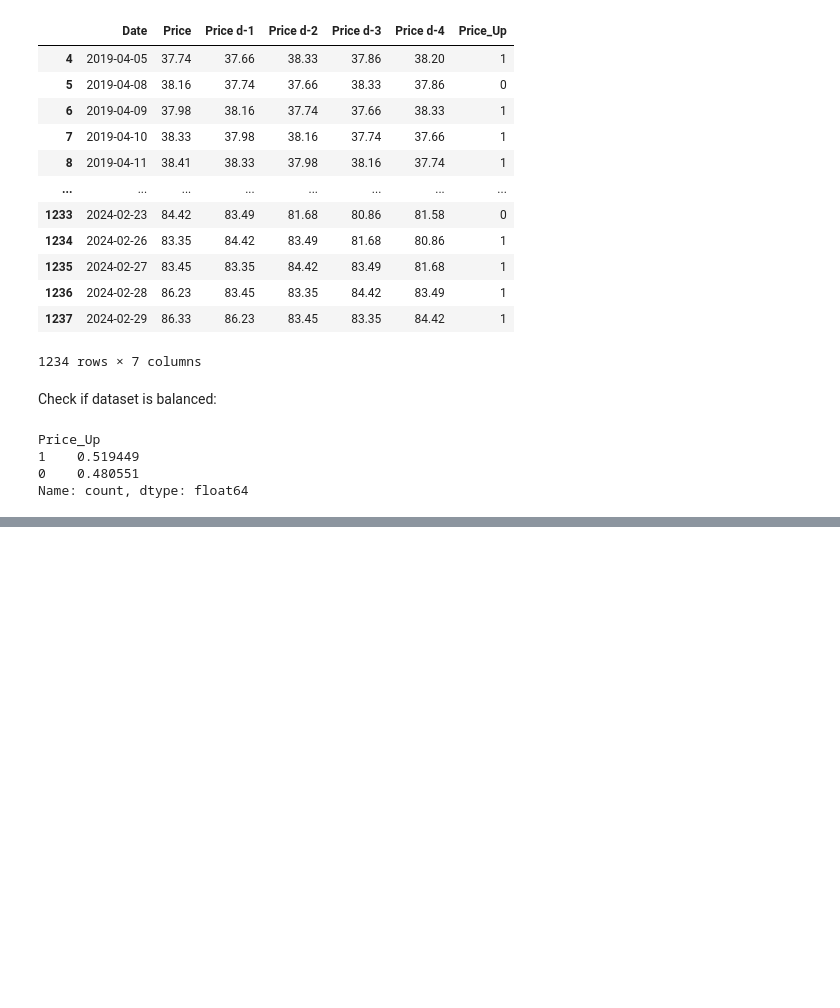
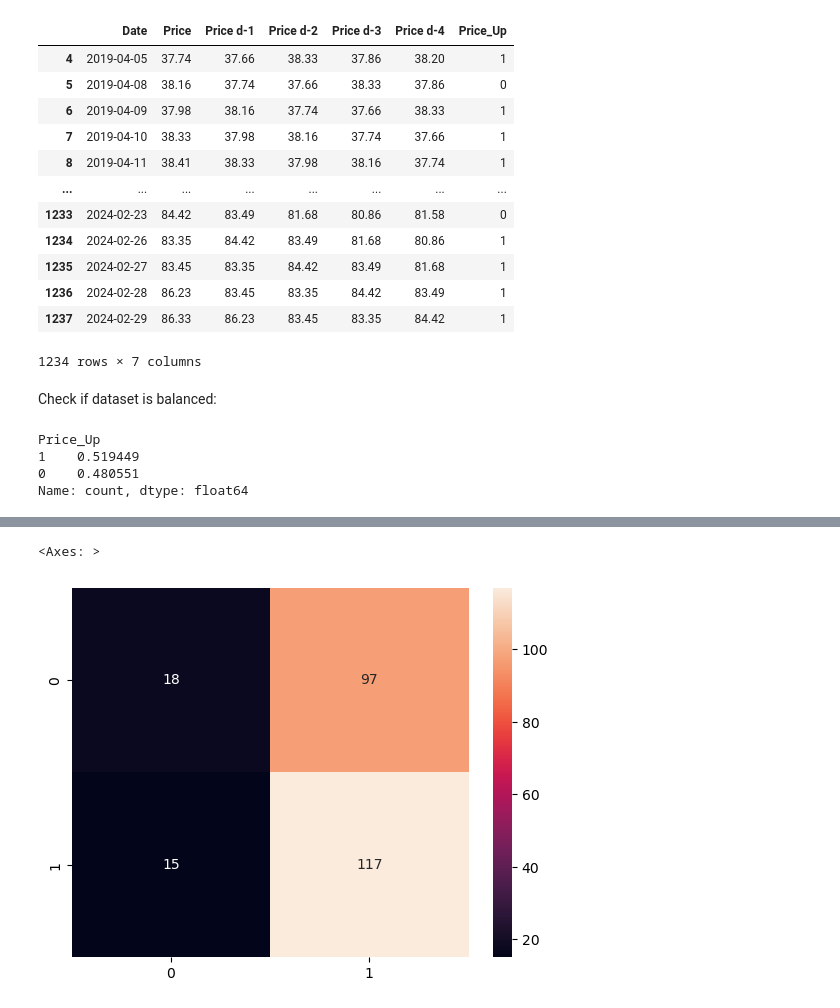
Before and after one commit to camillaperotti/mbd-python-tradingsystem, a Jupyter notebook: ML/ML.ipynb, the cells around one changed output, grey strips where cells are left out. Cells and saved outputs as stored; diff of their text form; code cells hidden in the pictures; blank space fills up the shorter version.

```diff
--- a/ML/ML.ipynb
+++ b/ML/ML.ipynb
@@ -133,0 +154,2 @@ Conclusion: The dataset is balanced. Let's visualize our features and target.
+# %%
+x_train, x_test, y_train, y_test = train_test_split(x, y, test_size=0.2, random_state=1)
@@ -134 +158,5 @@ Conclusion: The dataset is balanced. Let's visualize our features and target.
+# %%
+sc = StandardScaler()
+x_train_scaled = sc.fit_transform(x_train)
+x_test_scaled = sc.transform(x_test)
 # %% [markdown]
@@ -136,0 +167,3 @@ Conclusion: The dataset is balanced. Let's visualize our features and target.
+# %%
+classifier = LogisticRegression(random_state = 1)
+classifier.fit(x_train_scaled, y_train)
@@ -136,0 +177,4 @@ Conclusion: The dataset is balanced. Let's visualize our features and target.
+# %%
+#now we want to see the predictions for the testing
+y_predict_test = classifier.predict(x_test_scaled)
+y_predict_test
@@ -136,0 +194,7 @@ Conclusion: The dataset is balanced. Let's visualize our features and target.
+# %%
+#confusion matrix for testing data
+cm = confusion_matrix(y_test, y_predict_test)
+sns.heatmap(cm, annot=True, fmt="d")
+# %% [output]
+<Axes: >
+[figure, added]
```
Also changed, not shown: parts of 19 cells of this notebook.
